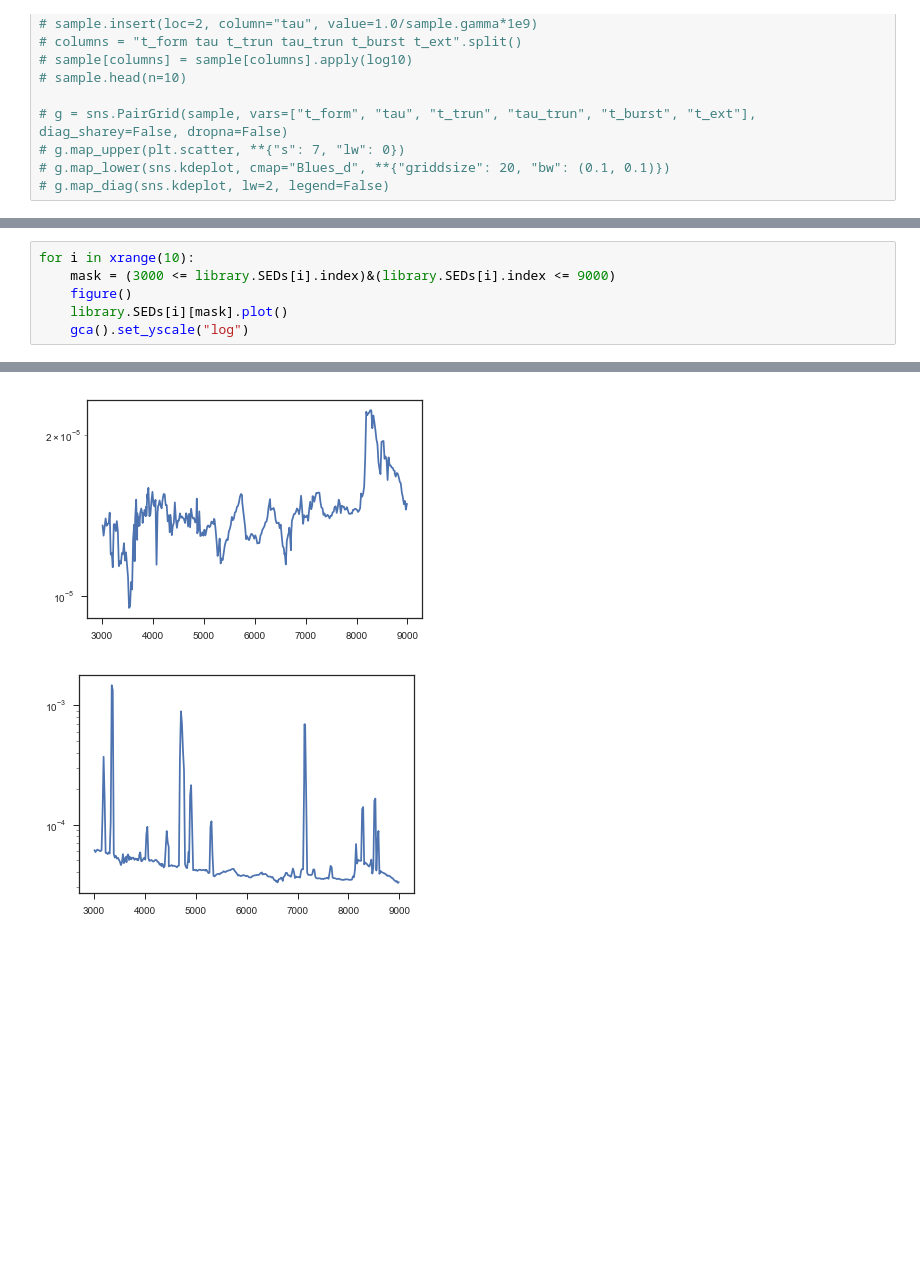
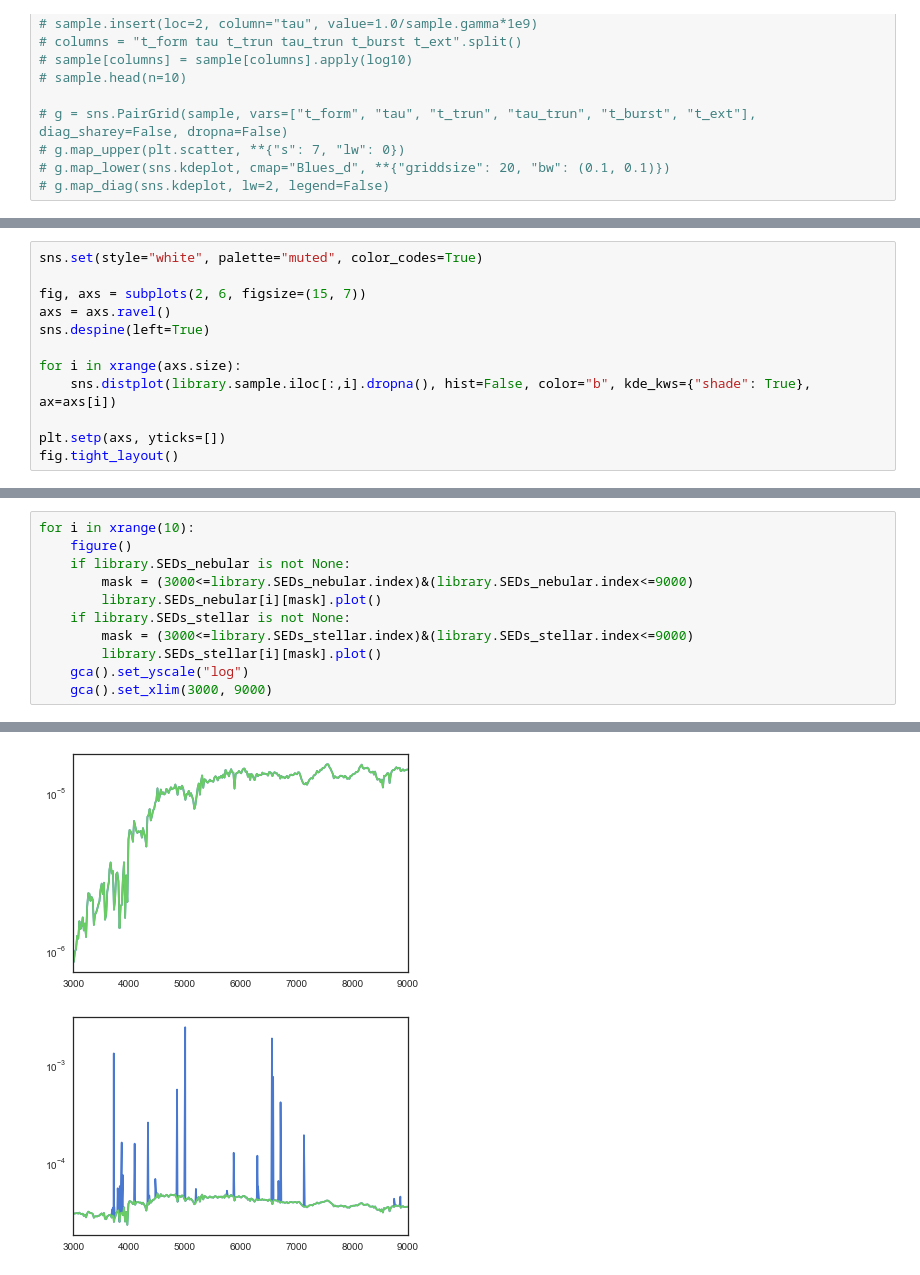
Before and after one commit to ajmejia/photo-ew, a Jupyter notebook: notebooks/testing-issag.ipynb, the cells around one changed output, grey strips where cells are left out. Saved outputs shown, nothing was run; the diff lists cells and outputs as text; blank space fills up the shorter version.

Commit message:
adding both nebular and stellar SEDs in iSSAG

```diff
--- a/notebooks/testing-issag.ipynb
+++ b/notebooks/testing-issag.ipynb
@@ -63,0 +46,12 @@ library.sample.head(n=20)
+# %%
+sns.set(style="white", palette="muted", color_codes=True)
+
+fig, axs = subplots(2, 6, figsize=(15, 7))
+axs = axs.ravel()
+sns.despine(left=True)
+
+for i in xrange(axs.size):
+    sns.distplot(library.sample.iloc[:,i].dropna(), hist=False, color="b", kde_kws={"shade": True}, ax=axs[i])
+
+plt.setp(axs, yticks=[])
+fig.tight_layout()
@@ -64,7 +60,12 @@ library.sample.head(n=20)
 # %%
 for i in xrange(10):
-    mask = (3000 <= library.SEDs[i].index)&(library.SEDs[i].index <= 9000)
     figure()
-    library.SEDs[i][mask].plot()
+    if library.SEDs_nebular is not None:
+        mask = (3000<=library.SEDs_nebular.index)&(library.SEDs_nebular.index<=9000)
+        library.SEDs_nebular[i][mask].plot()
+    if library.SEDs_stellar is not None:
+        mask = (3000<=library.SEDs_stellar.index)&(library.SEDs_stellar.index<=9000)
+        library.SEDs_stellar[i][mask].plot()
     gca().set_yscale("log")
+    gca().set_xlim(3000, 9000)
 # %% [output]
@@ -72,2 +73,2 @@ for i in xrange(10):
-[figure, old version]
+[figure, new version]
-[figure, old version]
+[figure, new version]
```
Also changed, not shown: parts of 6 cells of this notebook, 1 other file.
